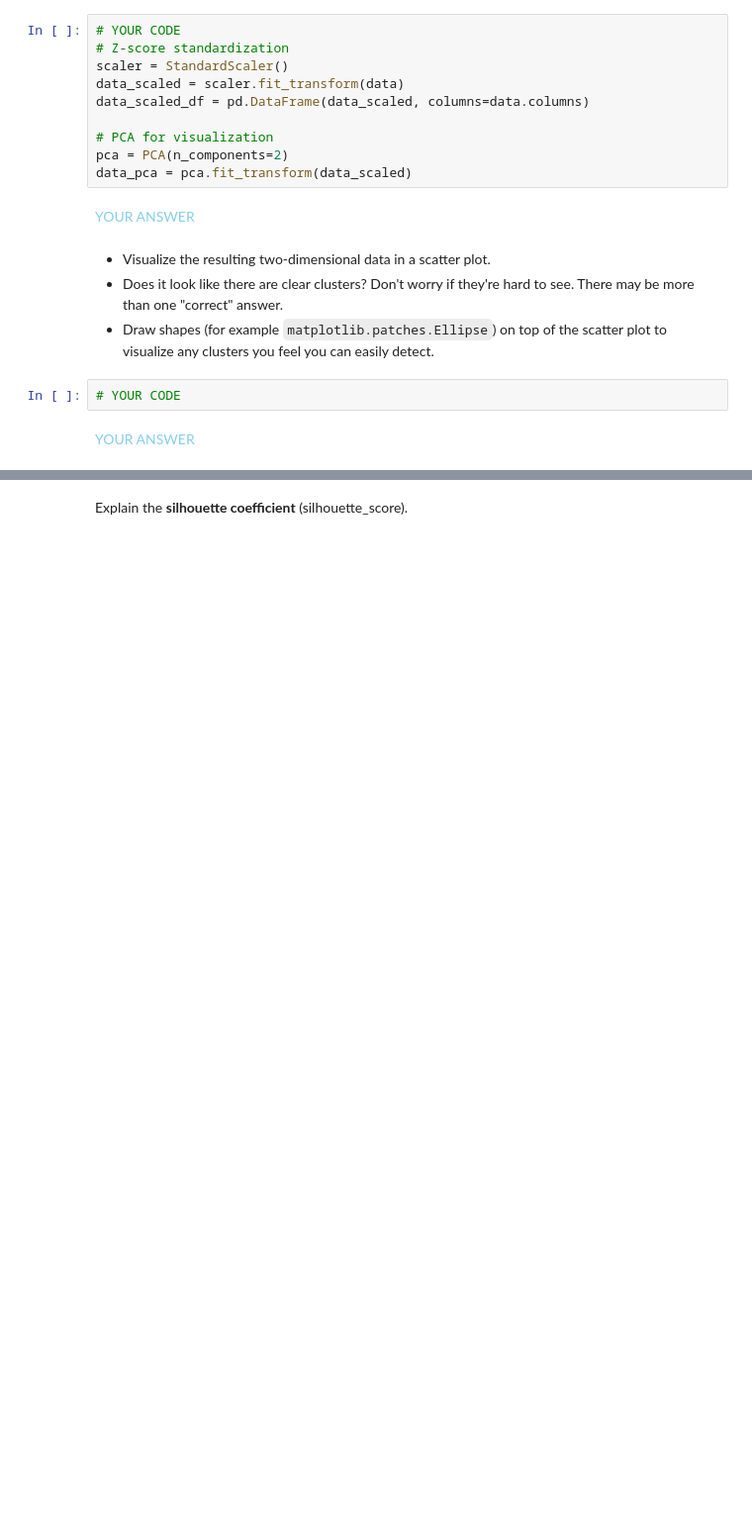
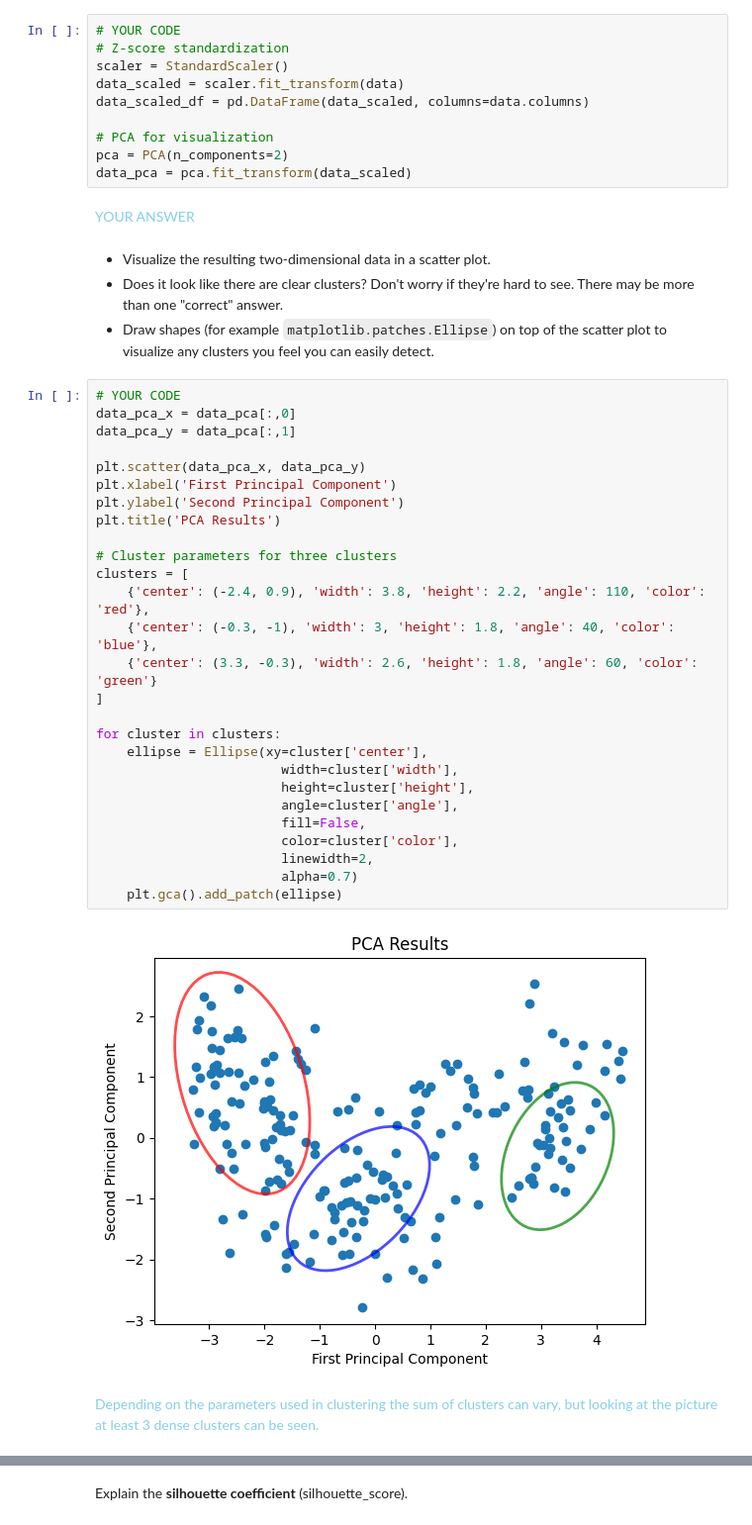
Before and after one commit to arttusamuel/dakd-2024, a Jupyter notebook: Excercise3-unsupervised-learning/your_name_here_DAKD_2024_exercise_3.ipynb, the cells around one changed output, grey strips where cells are left out. Shown at 99% size. Saved outputs shown, nothing was run; the diff lists cells and outputs as text; blank space fills up the shorter version.

```diff
--- a/Excercise3-unsupervised-learning/your_name_here_DAKD_2024_exercise_3.ipynb
+++ b/Excercise3-unsupervised-learning/your_name_here_DAKD_2024_exercise_3.ipynb
@@ -132,11 +131,38 @@ YOUR ANSWER
  - Visualize the resulting two-dimensional data in a scatter plot.
  - Does it look like there are clear clusters? Don't worry if they're hard to see. There may be more than one "correct" answer.
  - Draw shapes (for example `matplotlib.patches.Ellipse`) on top of the scatter plot to visualize any clusters you feel you can easily detect.
-# %%
-# YOUR CODE
-# %% [markdown]
-<div style="color: skyblue;">
-YOUR ANSWER
+# %%
+# YOUR CODE
+data_pca_x = data_pca[:,0]
+data_pca_y = data_pca[:,1]
+
+plt.scatter(data_pca_x, data_pca_y)
+plt.xlabel('First Principal Component')
+plt.ylabel('Second Principal Component')
+plt.title('PCA Results')
+
+# Cluster parameters for three clusters
+clusters = [
+    {'center': (-2.4, 0.9), 'width': 3.8, 'height': 2.2, 'angle': 110, 'color': 'red'},
+    {'center': (-0.3, -1), 'width': 3, 'height': 1.8, 'angle': 40, 'color': 'blue'},
+    {'center': (3.3, -0.3), 'width': 2.6, 'height': 1.8, 'angle': 60, 'color': 'green'}
+]
+
+for cluster in clusters:
+    ellipse = Ellipse(xy=cluster['center'],
+                        width=cluster['width'],
+                        height=cluster['height'],
+                        angle=cluster['angle'],
+                        fill=False,
+                        color=cluster['color'],
+                        linewidth=2,
+                        alpha=0.7)
+    plt.gca().add_patch(ellipse)
+# %% [output]
+[figure, added]
+# %% [markdown]
+<div style="color: skyblue;">
+Depending on the parameters used in clustering the sum of clusters can vary, but looking at the picture at least 3 dense clusters can be seen.
 # %% [markdown]
 ### Part 2a: Agglomerative hierarchical clustering theory
 Explain briefly the different linkage criterion values.
```
Also changed, not shown: parts of 11 cells of this notebook.
